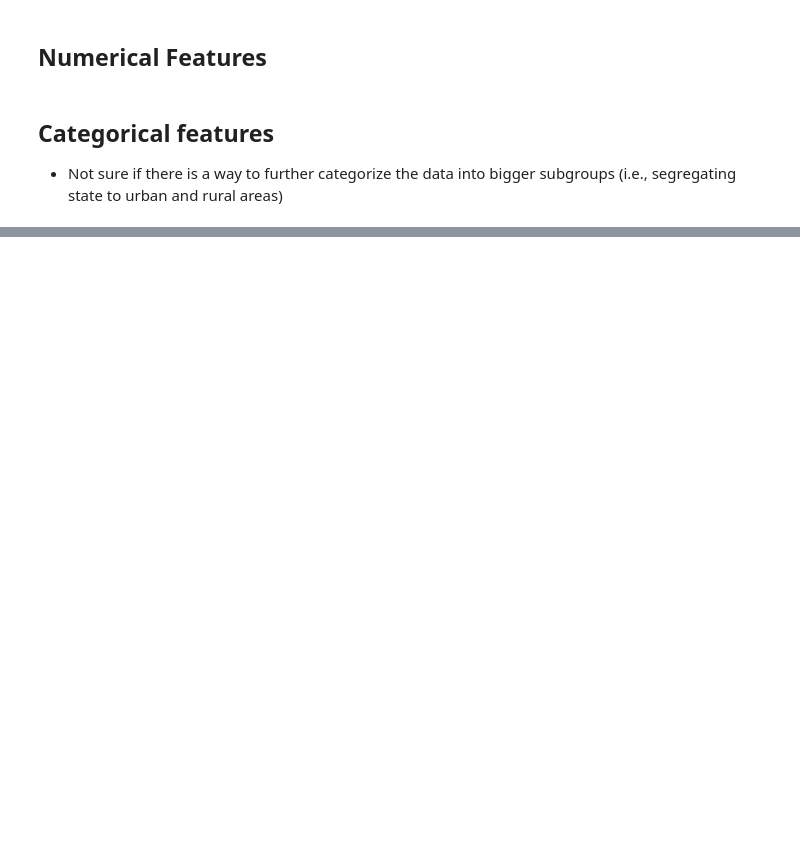
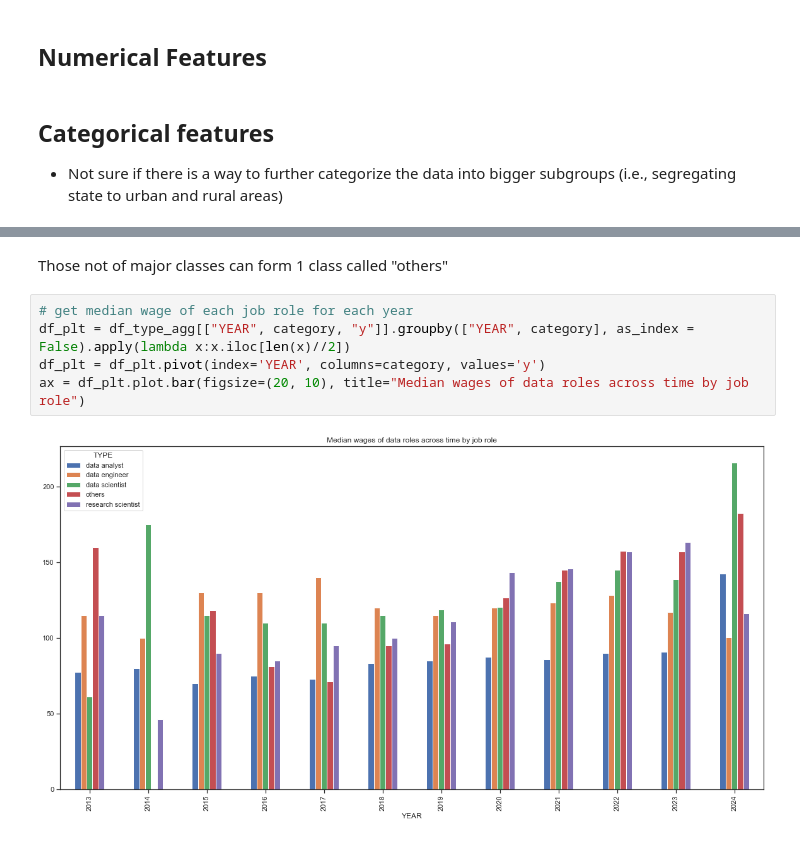
Before and after one commit to saltedpotato/QF632_Project, a Jupyter notebook: Part2.ipynb, the cells around one changed output, grey strips where cells are left out. Cells and saved outputs as stored; diff of their text form; blank space fills up the shorter version.

```diff
--- a/Part2.ipynb
+++ b/Part2.ipynb
@@ -185,0 +119,9 @@ len(list(all_df2["EMPLOYER"].value_counts())) / 3
+# %% [markdown]
+Those not of major classes can form 1 class called "others"
+# %%
+# get median wage of each job role for each year
+df_plt = df_type_agg[["YEAR", category, "y"]].groupby(["YEAR", category], as_index = False).apply(lambda x:x.iloc[len(x)//2])
+df_plt = df_plt.pivot(index='YEAR', columns=category, values='y')
+ax = df_plt.plot.bar(figsize=(20, 10), title="Median wages of data roles across time by job role")
+# %% [output]
+[figure, added]
```
Also changed, not shown: parts of 24 cells of this notebook.
